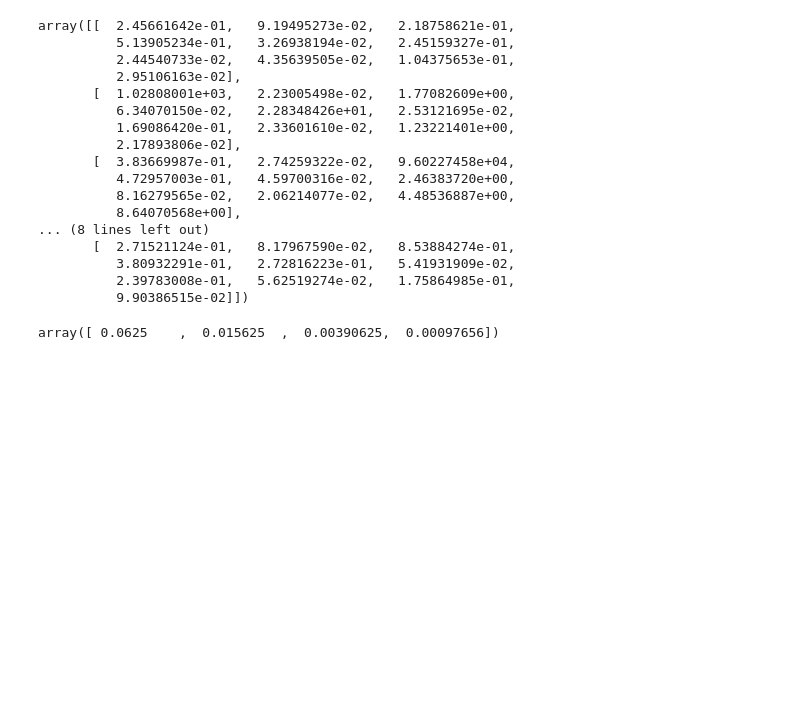
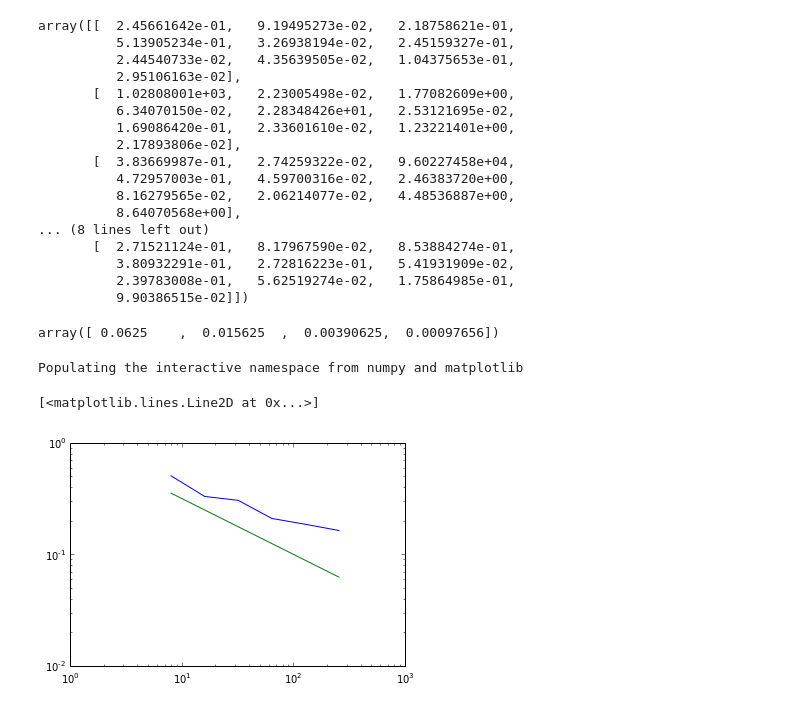
Before and after one commit to celiasmith/syde556, a Jupyter notebook: Untitled.ipynb, the cells around one changed output. Saved outputs shown, nothing was run; the diff lists cells and outputs as text; code cells hidden in the pictures; blank space fills up the shorter version.

```diff
--- a/Untitled.ipynb
+++ b/Untitled.ipynb
@@ -123,3 +123,21 @@ array([[  2.45661642e-01,   9.19495273e-02,   2.18758621e-01,
 1./(N*N)
 # %% [output]
 array([ 0.0625    ,  0.015625  ,  0.00390625,  0.00097656])
+# %%
+%pylab inline
+y = np.zeros(6)
+y[0]=0.505495628058
+y[1]=0.330387457083
+y[2]= 0.304713762529
+y[3]= 0.209663572096
+y[4]= 0.185968290356
+y[5]= 0.163557041435
+
+x = 2**np.arange(3,9)
+
+loglog(x,y)
+loglog(x,1./np.sqrt(x))
+# %% [output]
+Populating the interactive namespace from numpy and matplotlib
+[<matplotlib.lines.Line2D at 0x...>]
+[figure, added]
```
Also changed, not shown: parts of 3 cells of this notebook, 15 other files.
